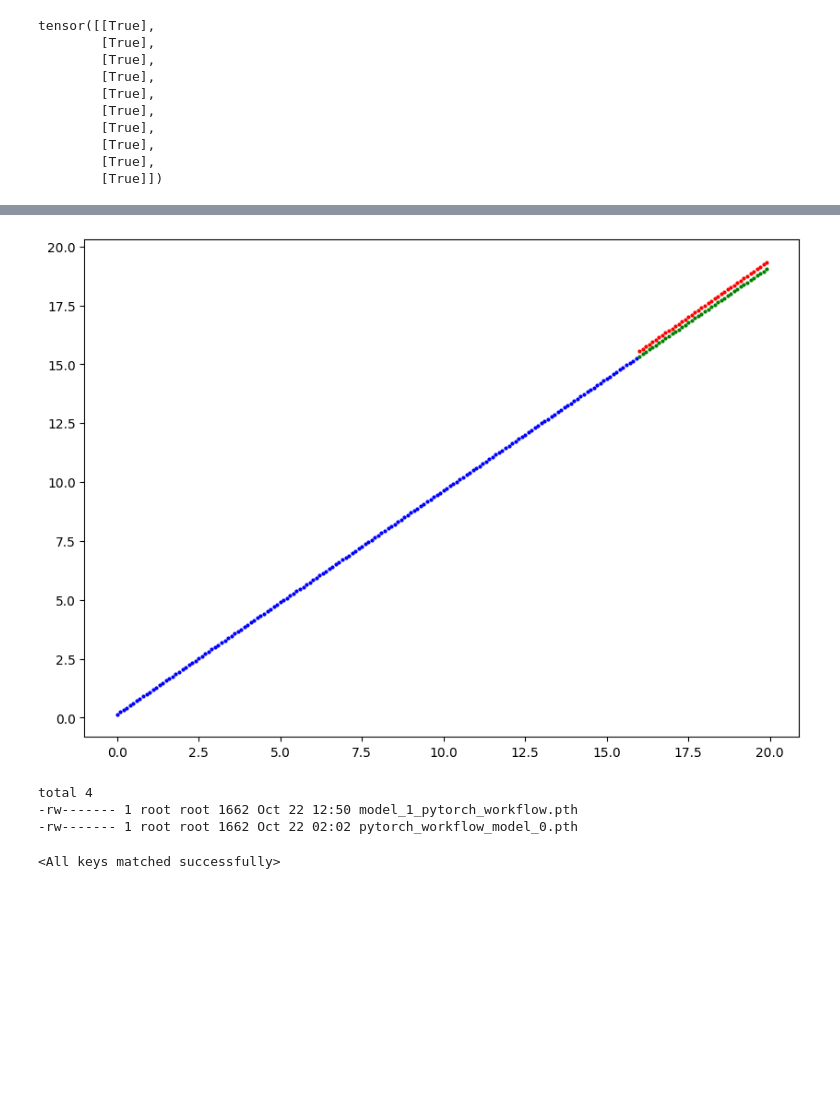
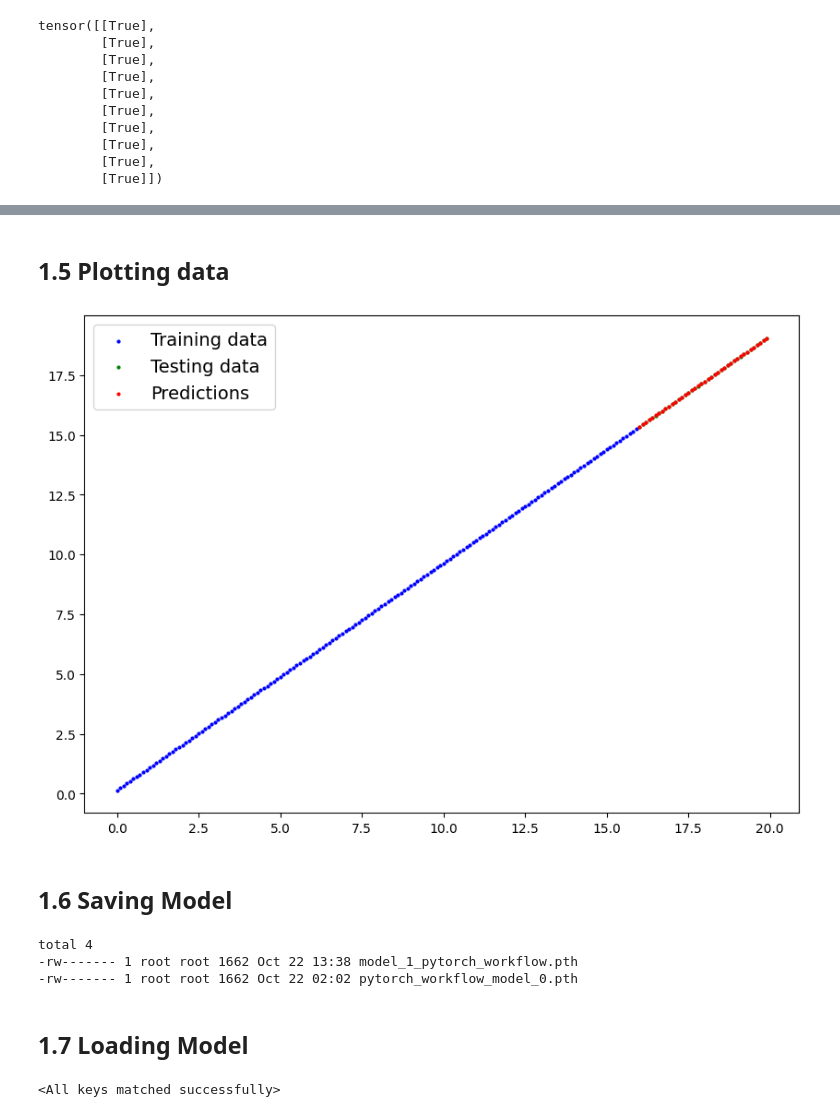
Before and after one commit to Leon-web-net/Machine_Learining, a Jupyter notebook: Pytorch_Workflow.ipynb, the cells around one changed output, grey strips where cells are left out. Cells and saved outputs as stored; diff of their text form; code cells hidden in the pictures; blank space fills up the shorter version.

```diff
--- a/Pytorch_Workflow.ipynb
+++ b/Pytorch_Workflow.ipynb
@@ -438,0 +441,4 @@ Steps Above all in one place
+# %%
+# Setup device agnostic code
+device = "cuda" if torch.cuda.is_available() else "cpu"
+print(f"Using device: {device}")
@@ -462,4 +470,5 @@ def plot_prediction_any(train_data=None, # X_train
     plt.scatter(test_data, predictions, c="r", s=4, label= "Predictions")
 
   # Show legends
+    plt.legend(prop={"size":14});
 # %% [markdown]
@@ -495,14 +504,11 @@ x_test, y_test=X[Split:], y[Split:]
 class LinearRegressionModel_2(nn.Module):
   def __init__(self):
     super().__init__()
-    self.weight = nn.Parameter(torch.randn(1,dtype=torch.float,
-                                           requires_grad=True))
-    self.bias = nn.Parameter(torch.randn(1,dtype=torch.float,
-                                         requires_grad=True))
+    # Use nn.Linear() for creating model parameters (aka linear transform fully connected layer)
+    self.linear_layer = nn.Linear(in_features=1,out_features=1)
 
   def forward(self, x:torch.Tensor) -> torch.Tensor:
-    return self.weight*x +self.bias
-
+    return self.linear_layer(x)
 
 # Create random seed and Instance of model
 torch.manual_seed(40)
@@ -533,6 +545,12 @@ test_loss_values = []
 # %%
 ### Training
 torch.manual_seed(40)
+
+# Put data on target device
+x_train = x_train.to(device)
+y_train = y_train.to(device)
+x_test = x_test.to(device)
+y_test = y_test.to(device)
 
 # Loop through data
 
@@ -584,13 +602,18 @@ OrderedDict([('weight', tensor([0.9613])), ('bias', tensor([-0.0133]))]) Actual
+# %% [markdown]
+## 1.5 Plotting data
 # %%
 with torch.inference_mode():
   y_pred = model_1(x_test)
-plot_prediction_any(train_data=x_train, # X_train
-                    train_labels=y_train, # y_train
-                    test_data=x_test,   # X_test
-                    test_labels=y_test, # y_test
-                    predictions=y_pred,)
+
+plot_prediction_any(train_data=x_train.cpu(), # X_train
+                    train_labels=y_train.cpu(), # y_train
+                    test_data=x_test.cpu(),   # X_test
+                    test_labels=y_test.cpu(), # y_test
+                    predictions=y_pred.cpu(),)
 # %% [output]
-[figure, old version]
+[figure, new version]
+# %% [markdown]
+## 1.6 Saving Model
 # %%
 ### Saving/Loading model
 
@@ -605,13 +628,15 @@ MODEL_NAME = "model_1_pytorch_workflow.pth"
 MODEL_SAVE_PATH = MODEL_PATH/MODEL_NAME
 
 # 3. Save model state_dict
-torch.save(obj=model_1.state_dict(), f=MODEL_SAVE_PATH)
+# torch.save(obj=model_1.state_dict(), f=MODEL_SAVE_PATH)
 
 !ls -l drive/MyDrive/ML_model/DB_course
 # %% [output]
 total 4
--rw------- 1 root root 1662 Oct 22 12:50 model_1_pytorch_workflow.pth
+-rw------- 1 root root 1662 Oct 22 13:38 model_1_pytorch_workflow.pth
 -rw------- 1 root root 1662 Oct 22 02:02 pytorch_workflow_model_0.pth
+# %% [markdown]
+## 1.7 Loading Model
 # %%
 # Load model
 loaded_model_1 = LinearRegressionModel_2()
```
Also changed, not shown: parts of 10 cells of this notebook.
